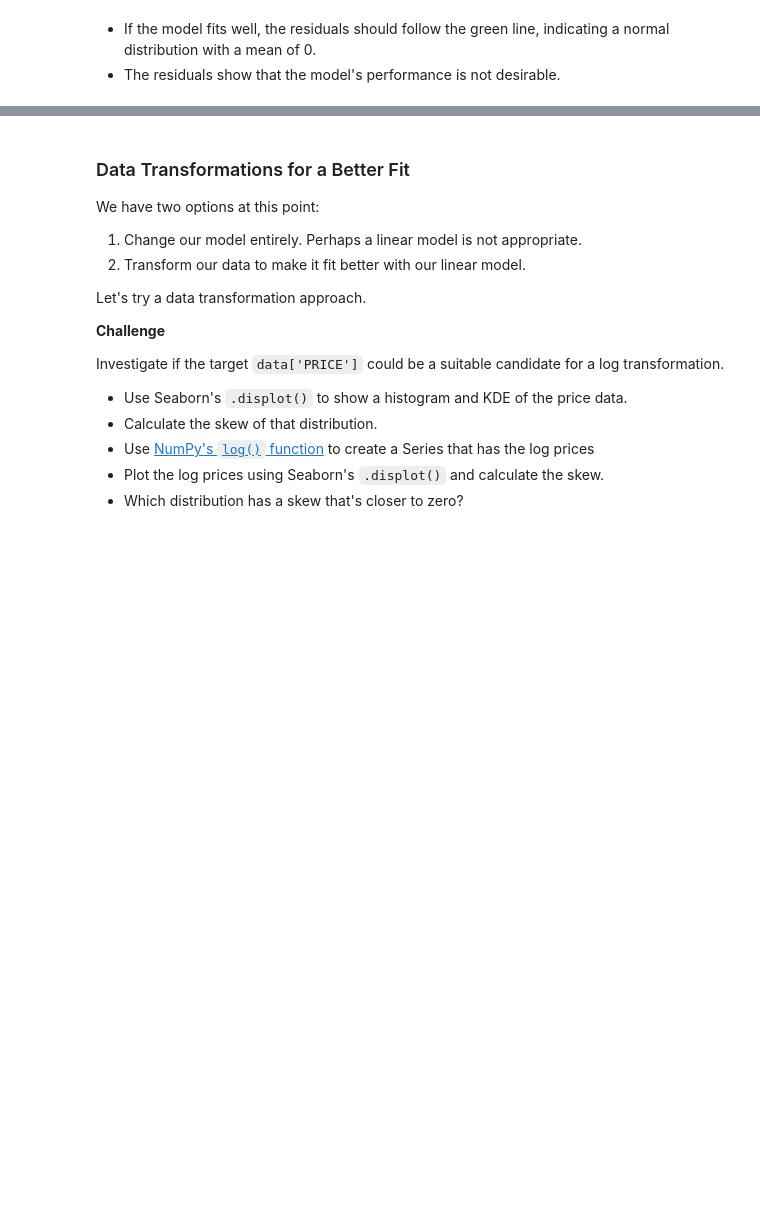
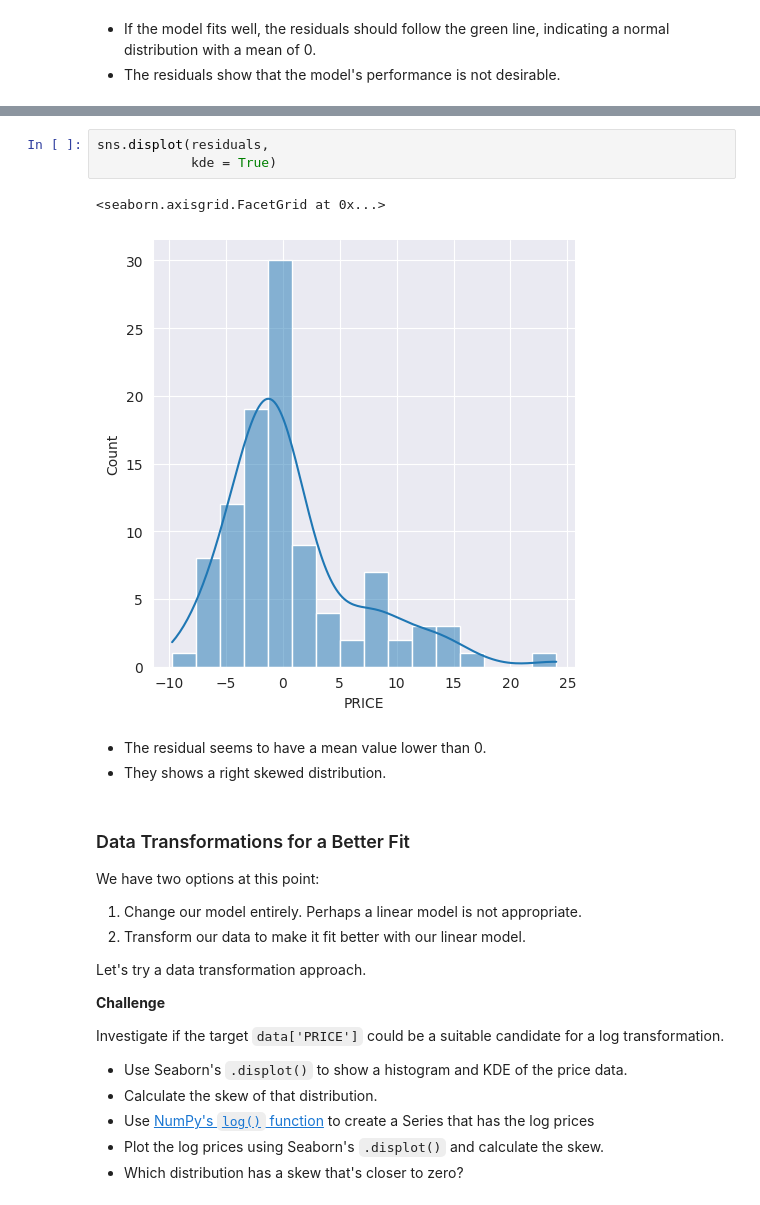
Before and after one commit to hyomss/2024Summer-Self-Study, a Jupyter notebook: Multivariable_Regression_and_Valuation_Model.ipynb, the cells around one changed output, grey strips where cells are left out. Saved outputs shown, nothing was run; the diff lists cells and outputs as text; blank space fills up the shorter version.

```diff
--- a/Multivariable_Regression_and_Valuation_Model.ipynb
+++ b/Multivariable_Regression_and_Valuation_Model.ipynb
@@ -602,6 +597,15 @@ In an ideal case, what we want is something close to a normal distribution. A no
 * Again, use Seaborn's `.displot()` to create a histogram and superimpose the Kernel Density Estimate (KDE)
 * Is the skewness different from zero? If so, by how much?
 * Is the mean different from zero?
+# %%
+sns.displot(residuals,
+            kde = True)
+# %% [output]
+<seaborn.axisgrid.FacetGrid at 0x...>
+[figure, added]
+# %% [markdown]
+- The residual seems to have a mean value lower than 0.
+- They shows a right skewed distribution.
 # %% [markdown]
 ### Data Transformations for a Better Fit
 
```
Also changed, not shown: parts of 31 cells of this notebook.
